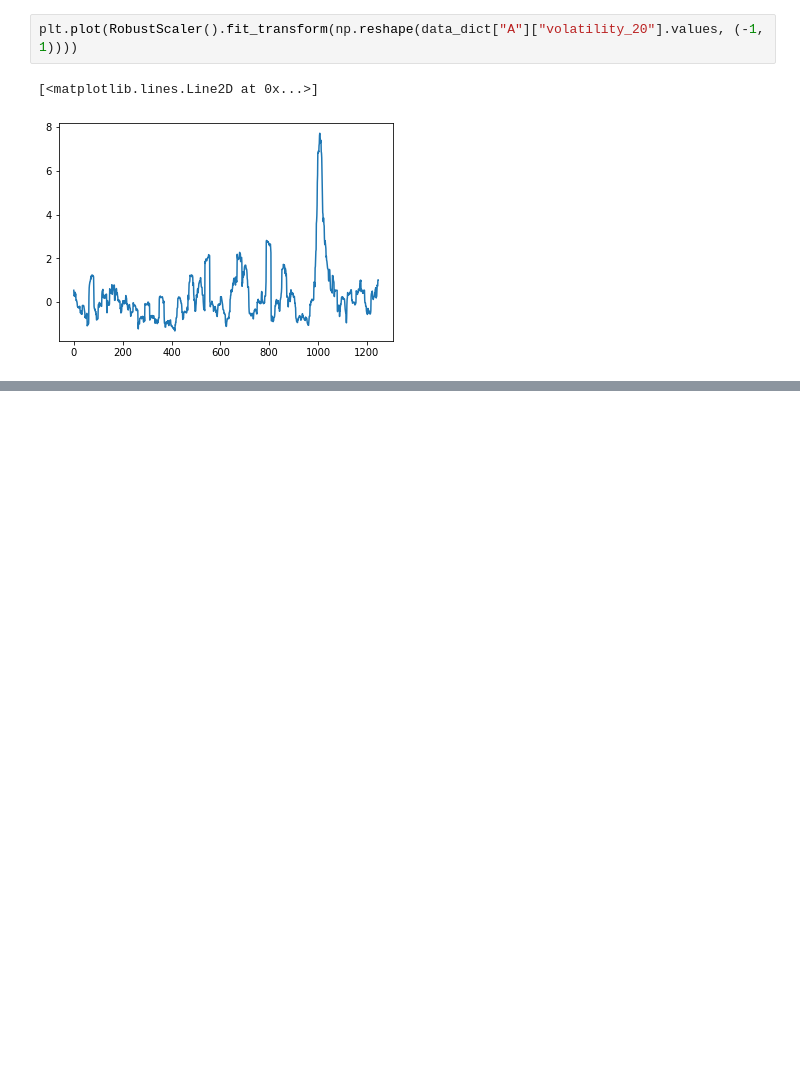
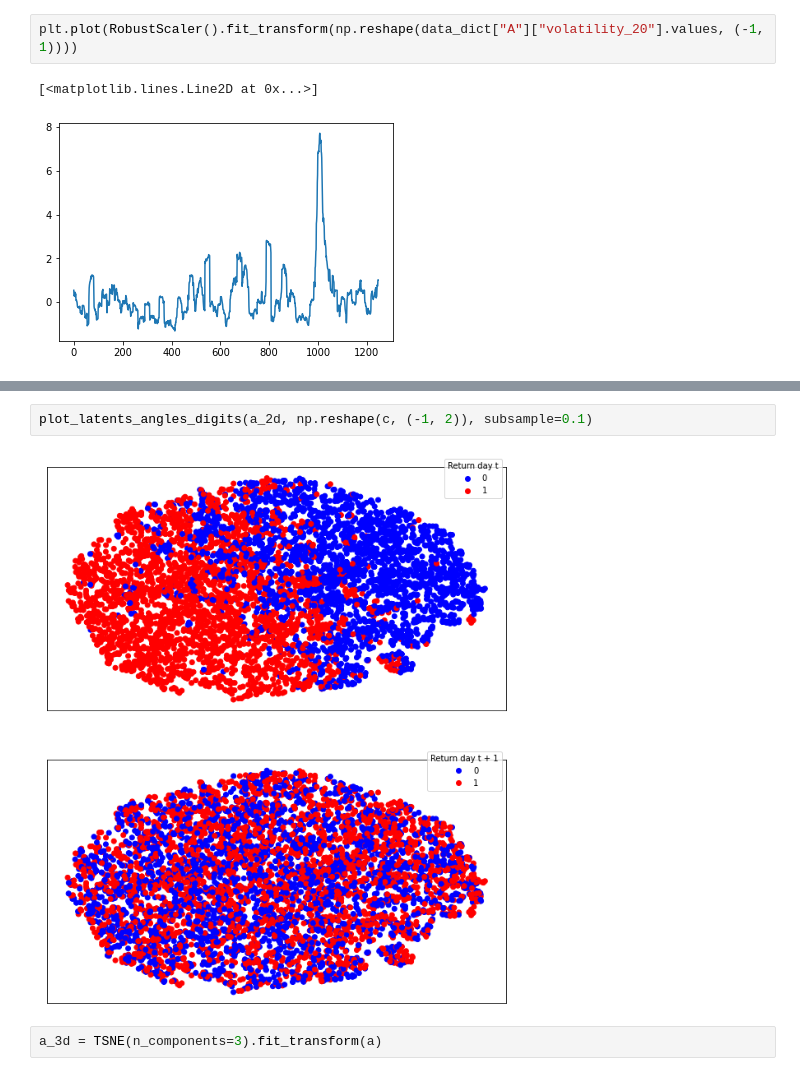
Before and after one commit to metodmove/finTDPSOM, a Jupyter notebook: notebooks/finance_date.ipynb, the cells around one changed output, grey strips where cells are left out. Cells and saved outputs as stored; diff of their text form; blank space fills up the shorter version.

```diff
--- a/notebooks/finance_date.ipynb
+++ b/notebooks/finance_date.ipynb
@@ -237,0 +324,6 @@ plt.plot(RobustScaler().fit_transform(np.reshape(data_dict["A"]["volatility_20"]
+# %%
+plot_latents_angles_digits(a_2d, np.reshape(c, (-1, 2)), subsample=0.1)
+# %% [output]
+[figure, added]
+# %%
+a_3d = TSNE(n_components=3).fit_transform(a)
```
Also changed, not shown: parts of 17 cells of this notebook, 4 other files.
